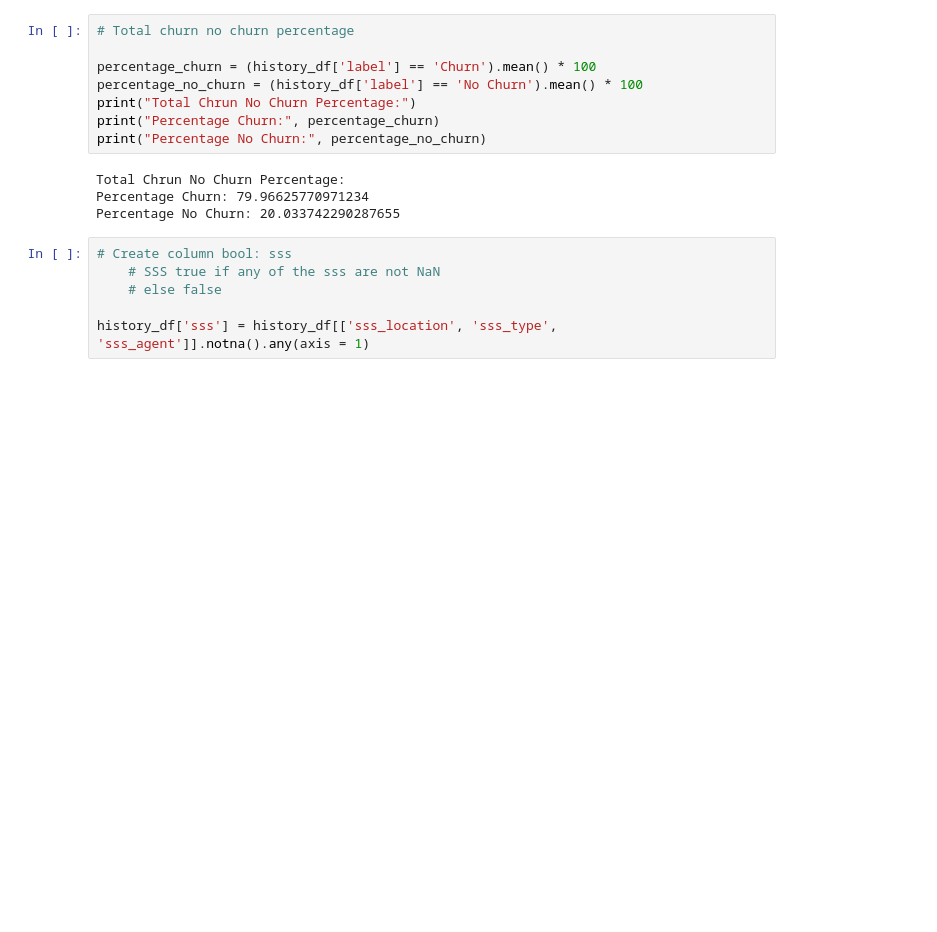
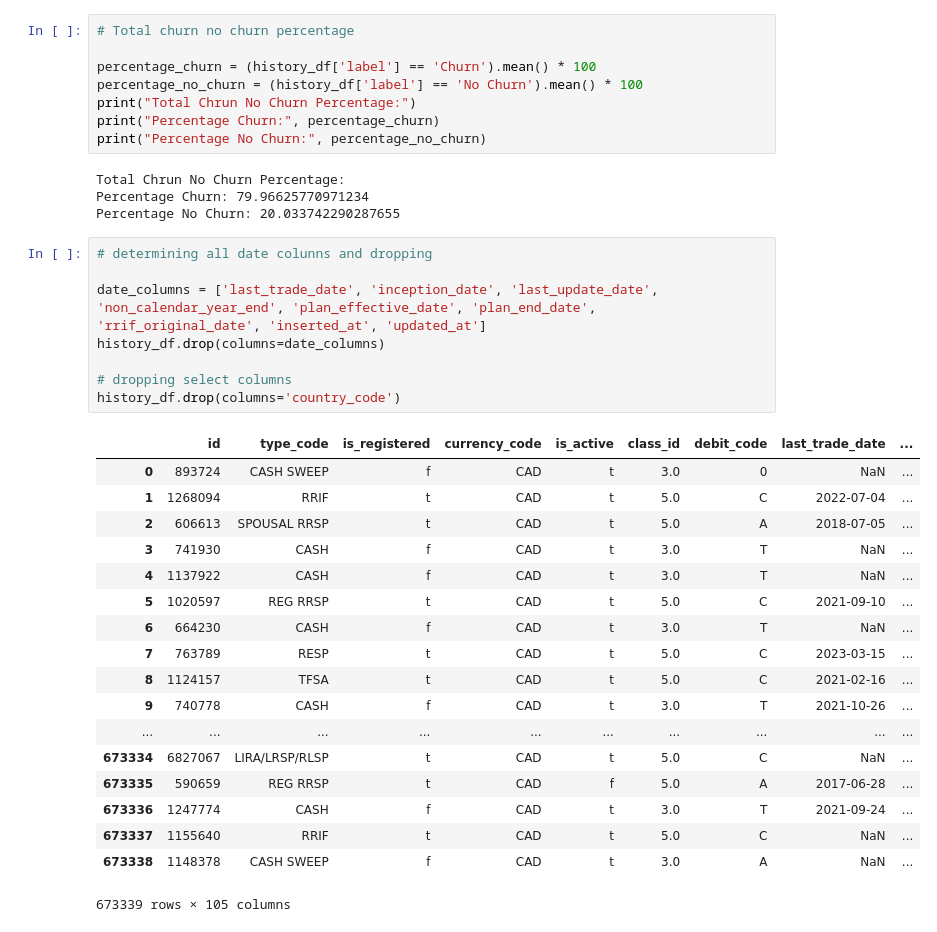
Before and after one commit to ddavidhe/2024CxC, a Jupyter notebook: Infinite_Investment_Systems/daniel preprocesing.ipynb, the cells around one changed output. Cells and saved outputs as stored; diff of their text form; blank space fills up the shorter version.

```diff
--- a/Infinite_Investment_Systems/daniel preprocesing.ipynb
+++ b/Infinite_Investment_Systems/daniel preprocesing.ipynb
@@ -115,9 +115,30 @@ print("Percentage No Churn:", percentage_no_churn)
 Total Chrun No Churn Percentage:
 Percentage Churn: 79.96625770971234
 Percentage No Churn: 20.033742290287655
-# %%
-# Create column bool: sss
-    # SSS true if any of the sss are not NaN
-    # else false
-
-history_df['sss'] = history_df[['sss_location', 'sss_type', 'sss_agent']].notna().any(axis = 1)
+# %%
+# determining all date colunns and dropping
+
+date_columns = ['last_trade_date', 'inception_date', 'last_update_date', 'non_calendar_year_end', 'plan_effective_date', 'plan_end_date', 'rrif_original_date', 'inserted_at', 'updated_at']
+history_df.drop(columns=date_columns)
+
+# dropping select columns
+history_df.drop(columns='country_code')
+# %% [output]
+|  | id | type_code | is_registered | currency_code | is_active | class_id | debit_code | last_trade_date | ... |
+| 0 | 893724 | CASH SWEEP | f | CAD | t | 3.0 | 0 | NaN | ... |
+| 1 | 1268094 | RRIF | t | CAD | t | 5.0 | C | 2022-07-04 | ... |
+| 2 | 606613 | SPOUSAL RRSP | t | CAD | t | 5.0 | A | 2018-07-05 | ... |
+| 3 | 741930 | CASH | f | CAD | t | 3.0 | T | NaN | ... |
+| 4 | 1137922 | CASH | f | CAD | t | 3.0 | T | NaN | ... |
+| 5 | 1020597 | REG RRSP | t | CAD | t | 5.0 | C | 2021-09-10 | ... |
+| 6 | 664230 | CASH | f | CAD | t | 3.0 | T | NaN | ... |
+| 7 | 763789 | RESP | t | CAD | t | 5.0 | C | 2023-03-15 | ... |
+| 8 | 1124157 | TFSA | t | CAD | t | 5.0 | C | 2021-02-16 | ... |
+| 9 | 740778 | CASH | f | CAD | t | 3.0 | T | 2021-10-26 | ... |
+| ... | ... | ... | ... | ... | ... | ... | ... | ... | ... |
+| 673334 | 6827067 | LIRA/LRSP/RLSP | t | CAD | t | 5.0 | C | NaN | ... |
+| 673335 | 590659 | REG RRSP | t | CAD | f | 5.0 | A | 2017-06-28 | ... |
+| 673336 | 1247774 | CASH | f | CAD | t | 3.0 | T | 2021-09-24 | ... |
+| 673337 | 1155640 | RRIF | t | CAD | t | 5.0 | C | NaN | ... |
+| 673338 | 1148378 | CASH SWEEP | f | CAD | t | 3.0 | A | NaN | ... |
+673339 rows × 105 columns
```
Also changed, not shown: parts of 5 cells of this notebook, 2 other files.
